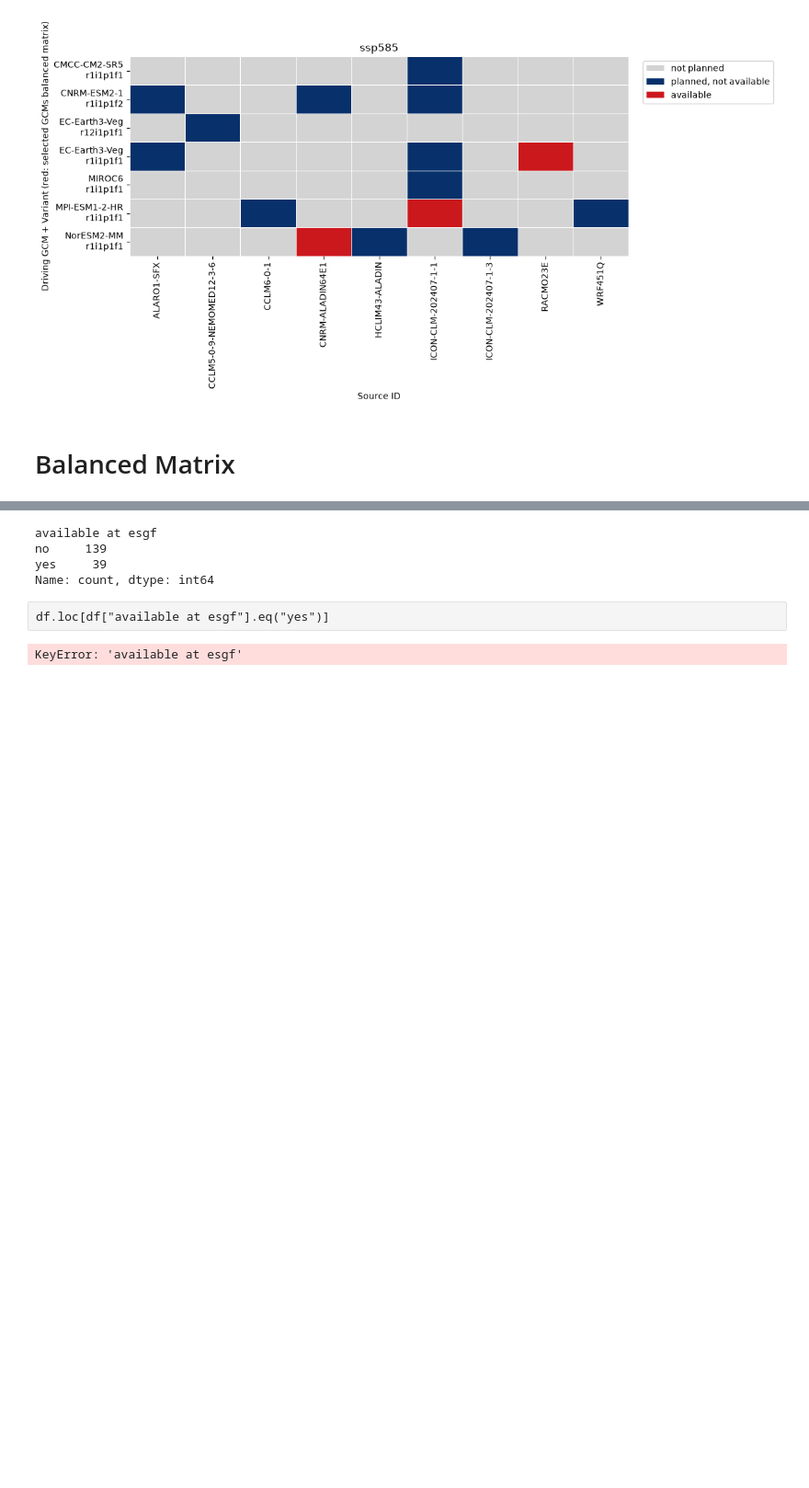
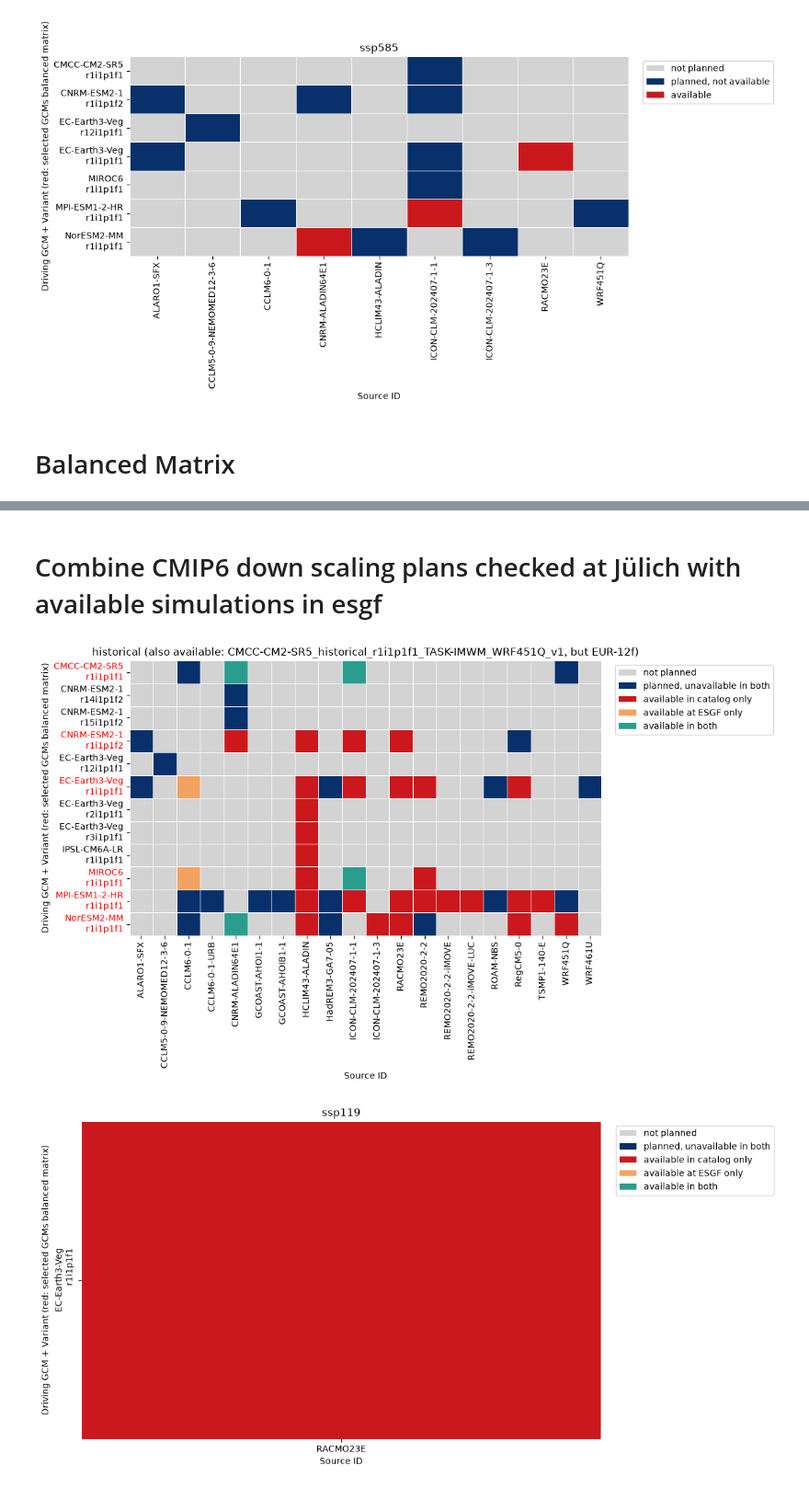
Before and after one commit to KatharinaBuelow/joint_climate_change, a Jupyter notebook: look_at_catalogue.ipynb, the cells around one changed output, grey strips where cells are left out. Shown at 92% size. Cells and saved outputs as stored; diff of their text form; code cells hidden in the pictures; blank space fills up the shorter version.

```diff
--- a/look_at_catalogue.ipynb
+++ b/look_at_catalogue.ipynb
@@ -492,15 +649,47 @@ search_df_split.to_csv("search_df_split_id.csv", index=False)
+# %% [markdown]
+# Combine CMIP6 down scaling plans checked at Jülich with available simulations in esgf
 # %%
+#-----------------------------------------------------
+# Load CMIP6 downscaling plans check availability at Jülich
+#-----------------------------------------------------
+
 df = pd.read_csv("CMIP6_downscaling_plans_checked.csv")
+#-----------------------------------------------------
+# Load ESGF search results for daily data
+#-----------------------------------------------------
+
+search_df_split = pd.read_csv("search_df_split_id.csv")
 
 # Only consider daily data from the ESGF search
 esgf_day = search_df_split[search_df_split["frequency"] == "day"]
 
+
 # Which variables are available for each model chain at ESGF?
+#esgf_available = (
+#    esgf_day.groupby(match_cols)["variable_id"]
+#    .agg(lambda x: set(x))
+#    .reset_index()
+#    .rename(columns={"variable_id": "esgf_variables"})
+#)
+
 esgf_available = (
     esgf_day.groupby(match_cols)["variable_id"]
-    .agg(lambda x: set(x))
+    .agg(
+        lambda values: {
+            variable.strip()
+            for value in values.dropna()
+            for variable in str(value).split(",")
+            if variable.strip()
+        }
+    )
     .reset_index()
     .rename(columns={"variable_id": "esgf_variables"})
+)
+
+required_vars = {"tas", "pr"}
+
+esgf_available["available at esgf"] = esgf_available["esgf_variables"].apply(
+    lambda variables: required_vars.issubset(variables)
 )
 
 # Are all required variables available?
@@ -530,17 +719,13 @@ df["missing_variables_esgf"] = df["missing_variables_esgf"].fillna(
 df["available at esgf"] = df["available at esgf"].map({True: "yes", False: "no"})
 
 df.to_csv("CMIP6_downscaling_plans_checked_esgf.csv", index=False)
-
-print(df["available at esgf"].value_counts())
-# %% [output]
-available at esgf
-no     139
-yes     39
-Name: count, dtype: int64
-# %% [raw]
-df.loc[df["available at esgf"].eq("yes")]
 # %%
 # Plotting the heatmaps for the CMIP6 downscaling plans, Catalogue in Jülich, available at esgf
+#-----------------------------------------------------
+# Load CMIP6 downscaling plans check availability at Jülich
+#-----------------------------------------------------
+
+df = pd.read_csv("CMIP6_downscaling_plans_checked_esgf.csv")
 
 
 # Kombination für x-Achse erzeugen
@@ -609,31 +794,32 @@ for experiment in sorted(df["driving_experiment_id"].unique()):
         title = f"{experiment}"
     plt.title(title)
     plt.ylabel("Driving GCM + Variant (red: selected GCMs balanced matrix)")
     plt.xlabel("Source ID")
 
     from matplotlib.patches import Patch
 
     legend_elements = [
         Patch(facecolor="lightgrey", label="not planned"),
         Patch(facecolor="#08306B", label="planned, unavailable in both"),
         Patch(facecolor="#CB181D", label="available in catalog only"),
         Patch(facecolor="#F4A261", label="available at ESGF only"),
         Patch(facecolor="#2A9D8F", label="available in both"),
     ]
 
     plt.legend(
         handles=legend_elements,
         bbox_to_anchor=(1.02, 1),
         loc="upper left"
     )
 
     plt.tight_layout()
 
     plt.savefig(
         f"{plot_dir}/heatmap_{experiment}_server_esgf.png",
         dpi=300,
         bbox_inches="tight"
     )
     plt.show()
 # %% [output]
-KeyError: 'available at esgf'
+[figure, added]
+[figure, added]
```
Also changed, not shown: parts of 16 cells of this notebook.
